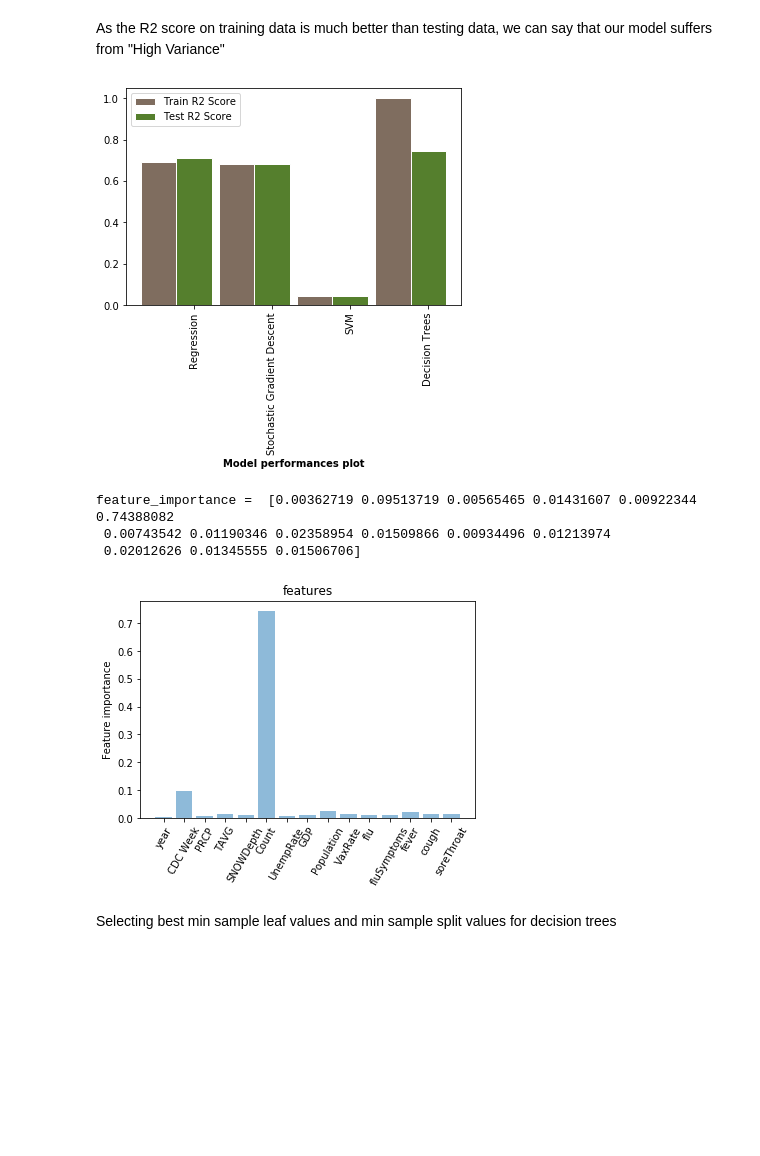
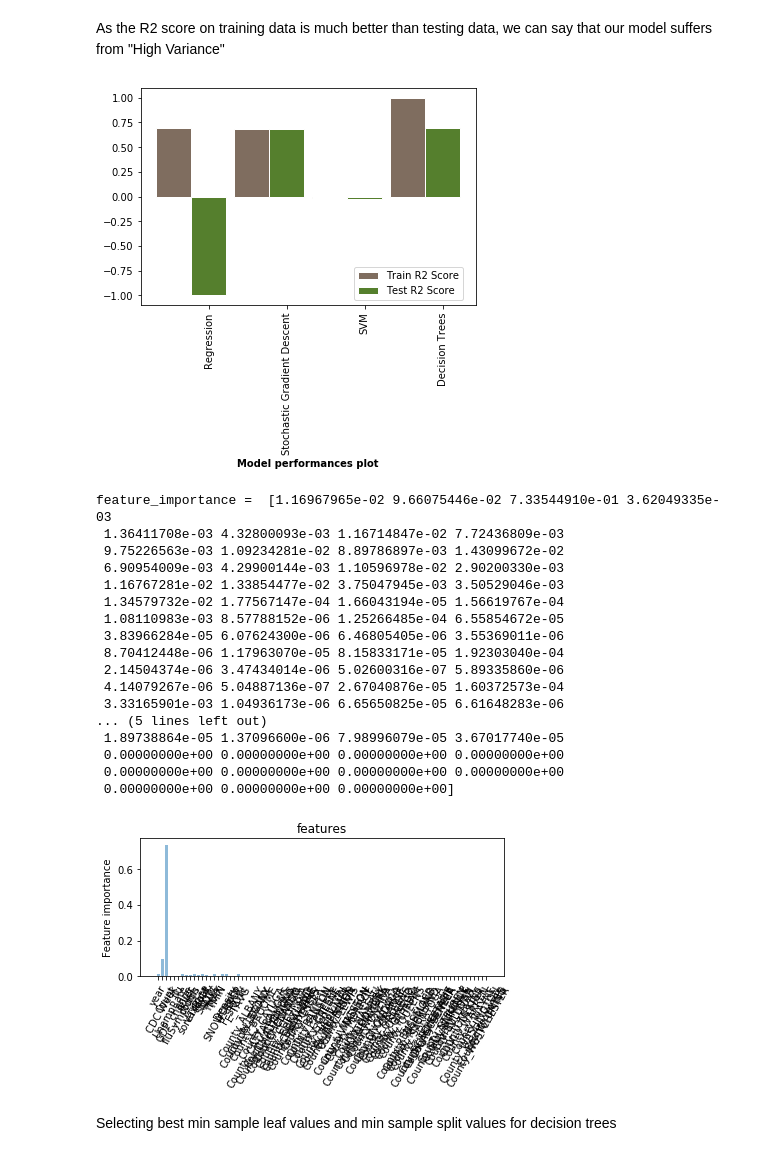
Before and after one commit to shivasanketh-rm/InfluenzaOutbreaks, a Jupyter notebook: IO_pred_model.ipynb, the cells around one changed output. Saved outputs shown, nothing was run; the diff lists cells and outputs as text; code cells hidden in the pictures; blank space fills up the shorter version.

Commit message:
Base model and Ridge Regression

```diff
--- a/IO_pred_model.ipynb
+++ b/IO_pred_model.ipynb
@@ -16,6 +16,6 @@ import matplotlib.pyplot as plt
 import copy
 %matplotlib inline
 # %%
-df_master = pd.read_csv("master_12-05.csv", index_col=0)
+df_master = pd.read_csv("master.csv", index_col=0)
 df_master.describe()
 # %% [output]
@@ -58,0 +46,11 @@ See the caveats in the documentation: http://pandas.pydata.org/pandas-docs/stabl
+# %%
+df_master_modified = df_master[columns]
+
+for column in df_master_modified.columns:
+  if column not in ['Week Ending Date', 'County']:
+    df_master_modified[column] = pd.to_numeric(df_master_modified[column],errors='coerce')
+print("Shape of dataframe = ", df_master_modified.shape)
+
+
+df_master_modified = pd.get_dummies(df_master_modified, columns=['County'])
+df_master_modified.sample(8)
@@ -62,14 +78,10 @@ Handling missing data
 def missing_data_handle(dataframe, method = "drop"):
   if method == "drop":
     dataframe_updated = dataframe.dropna()
-    #dataframe_updated = dataframe_updated.drop(columns = ['Week Ending Date'])
     return dataframe_updated
   elif method == "avg_over_month":
-    #print("nans before averaging over month = ", dataframe.isna().sum())
     dataframe['Date'] = pd.to_datetime(dataframe['Week Ending Date'])
     dataframe_updated = dataframe.fillna(dataframe.groupby(dataframe.Date.dt.month).transform('mean'))
-    #print("nans after averaging over month = ", dataframe.isna().sum())
-    #print(dataframe.head())
     dataframe_updated = dataframe_updated.drop(columns = ["Date"])
     return dataframe_updated
   else:
@@ -79,15 +91,8 @@ def missing_data_handle(dataframe, method = "drop"):
 df_master_modified = missing_data_handle(dataframe = df_master_modified, method = "avg_over_month")
 df_master_modified.shape
 
-columns_to_remove = ['Week Ending Date']
-df_master_modified = df_master_modified.drop(columns = columns_to_remove)
-#df_master_modified['Count'] = pd.to_numeric(df_master_modified['Count'],errors='coerce')
+#columns_to_remove = ['Week Ending Date']
+df_master_modified = df_master_modified.drop(columns = non_features_for_model)
 
-'''print(df_master_modified.shape)
-
-for column in df_master_modified.columns:
-   df_master_modified[column] = pd.to_numeric(df_master_modified[column],errors='coerce')
-
-df_master_modified = df_master_modified.dropna()'''
 print(df_master_modified.shape)
 # %% [output]
@@ -99,12 +100,9 @@ See the caveats in the documentation: http://pandas.pydata.org/pandas-docs/stabl
 # %% [markdown]
 Preprocessing
 # %%
-#columns to remove
-#columns_to_remove = ['Week Ending Date']
-#df_master_modified = df_master_modified.drop(columns = columns_to_remove)
-
 #Divide into features and dependent variable
-X = df_master_modified[features]
+X = df_master_modified.copy()
+X = X.drop(columns = [target_variable])
 y = df_master_modified[target_variable]
 
 #Divide into Training set and test set
@@ -209,33 +304,51 @@ r1 = np.arange(len(model_scores.keys()))
 r2 = [x + barWidth for x in r1]
 
 plt.bar(r1, [value[1] for key, value in model_scores.items()], color='#7f6d5f', width=barWidth, edgecolor='white', label='Train R2 Score')
-plt.bar(r2, [value[0] for key, value in model_scores.items()], color='#557f2d', width=barWidth, edgecolor='white', label='Test R2 Score')
+plt.bar(r2, [max(value[0], -1) for key, value in model_scores.items()], color='#557f2d', width=barWidth, edgecolor='white', label='Test R2 Score')
 
 plt.xlabel('Model performances plot', fontweight='bold')
 plt.xticks([r + barWidth for r in range(len(model_scores.keys()))], [key for key, value in model_scores.items()], rotation = 90)
 
-plt.legend()
+
+plt.legend(loc=9, bbox_to_anchor=(0.8,0.2))
 plt.show()
 # %% [output]
-[figure, old version]
+[figure, new version]
 # %%
 feature_importance = model_dt.feature_importances_
 feature_importance_sorted = (np.sort(feature_importance))[::-1]
 print("feature_importance = ", feature_importance)
 
-y_pos = np.arange(len(features))
+y_pos = np.arange(len(feature_importance))
 plt.bar(y_pos,feature_importance, align='center', alpha=0.5)
-plt.xticks(y_pos, X_train.columns[:len(features)])
+plt.xticks(y_pos, X_train.columns[:len(feature_importance)])
 plt.ylabel('Feature importance')
 plt.title('features')
 plt.xticks(rotation=60)
 
+#plt.rcParams['figure.figsize'] = 50, 100
+plt.tight_layout()
+
 plt.show()
 # %% [output]
-feature_importance =  [0.00362719 0.09513719 0.00565465 0.01431607 0.00922344 0.74388082
- 0.00743542 0.01190346 0.02358954 0.01509866 0.00934496 0.01213974
- 0.02012626 0.01345555 0.01506706]
+feature_importance =  [1.16967965e-02 9.66075446e-02 7.33544910e-01 3.62049335e-03
+ 1.36411708e-03 4.32800093e-03 1.16714847e-02 7.72436809e-03
+ 9.75226563e-03 1.09234281e-02 8.89786897e-03 1.43099672e-02
+ 6.90954009e-03 4.29900144e-03 1.10596978e-02 2.90200330e-03
+ 1.16767281e-02 1.33854477e-02 3.75047945e-03 3.50529046e-03
+ 1.34579732e-02 1.77567147e-04 1.66043194e-05 1.56619767e-04
+ 1.08110983e-03 8.57788152e-06 1.25266485e-04 6.55854672e-05
+ 3.83966284e-05 6.07624300e-06 6.46805405e-06 3.55369011e-06
+ 8.70412448e-06 1.17963070e-05 8.15833171e-05 1.92303040e-04
+ 2.14504374e-06 3.47434014e-06 5.02600316e-07 5.89335860e-06
+ 4.14079267e-06 5.04887136e-07 2.67040876e-05 1.60372573e-04
+ 3.33165901e-03 1.04936173e-06 6.65650825e-05 6.61648283e-06
+... (5 lines left out)
+ 1.89738864e-05 1.37096600e-06 7.98996079e-05 3.67017740e-05
+ 0.00000000e+00 0.00000000e+00 0.00000000e+00 0.00000000e+00
+ 0.00000000e+00 0.00000000e+00 0.00000000e+00 0.00000000e+00
+ 0.00000000e+00 0.00000000e+00 0.00000000e+00]
-[figure, old version]
+[figure, new version]
 # %% [markdown]
 Selecting best min sample leaf values and min sample split values for decision trees
 # %%
```
Also changed, not shown: parts of 28 cells of this notebook.
